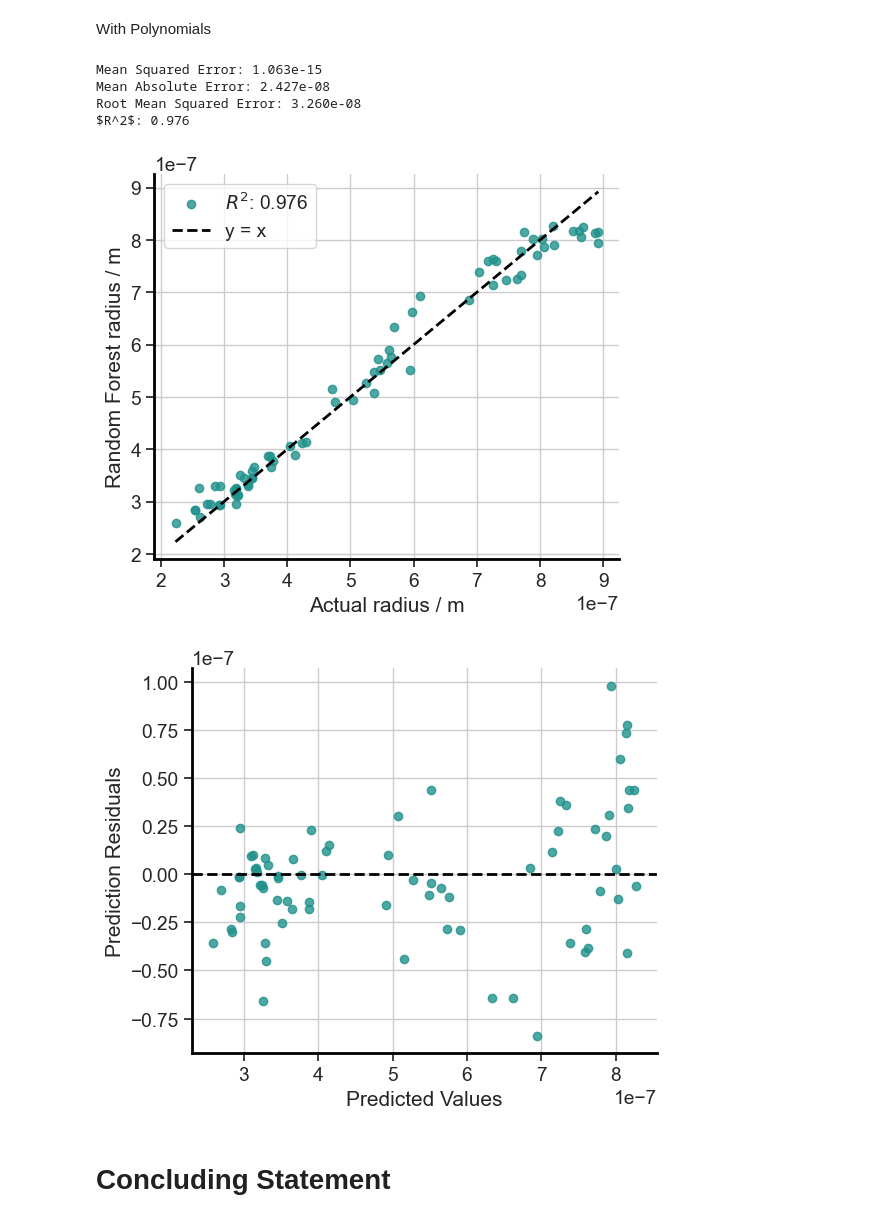
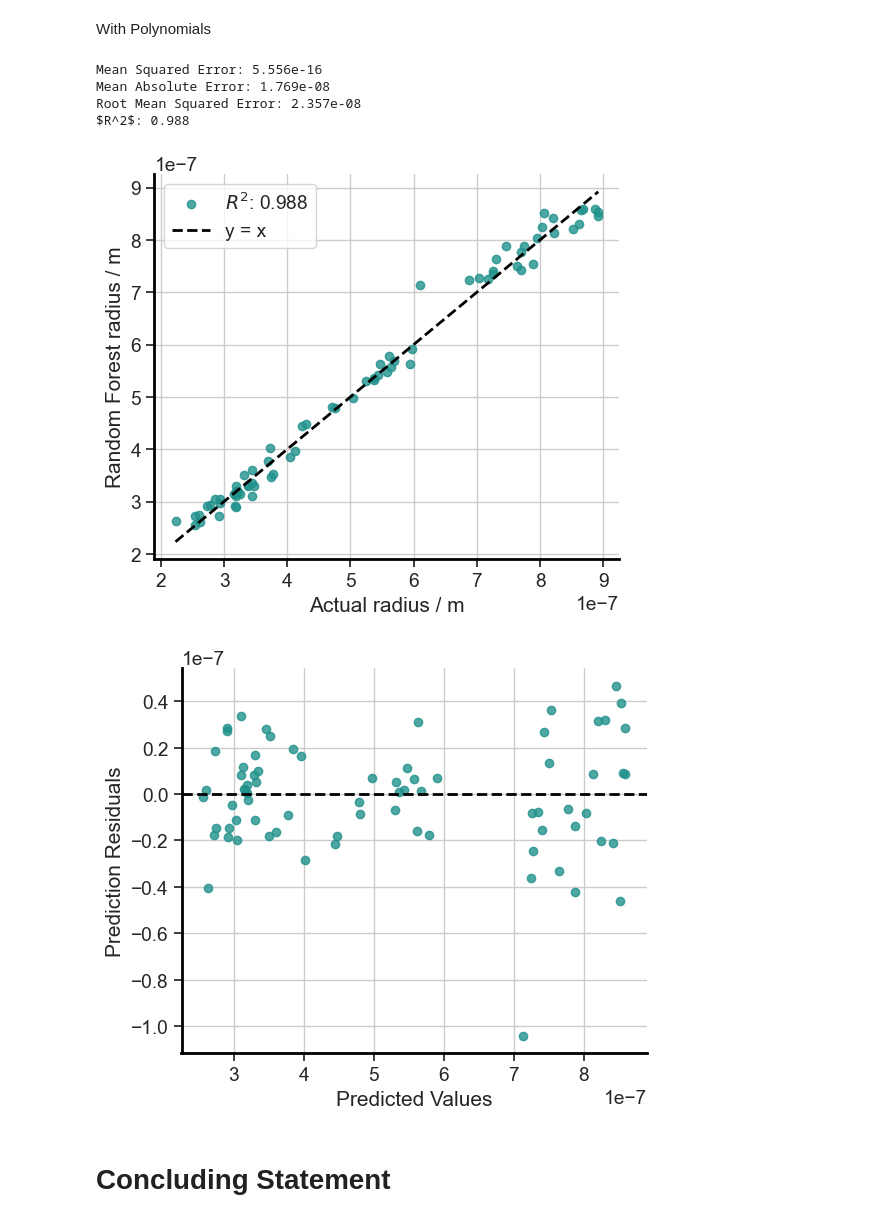
Before and after one commit to RedHorizonss/DunkingBiscuits, a Jupyter notebook: Washburn_model.ipynb, the cells around one changed output. Saved outputs shown, nothing was run; the diff lists cells and outputs as text; code cells hidden in the pictures.

```diff
--- a/Washburn_model.ipynb
+++ b/Washburn_model.ipynb
@@ -218,7 +218,7 @@ This model does have some really clear outliers
 # %%
 washburn_model.define_features(feature_columns=features_within_eqn, target_column='r')
 washburn_model.train_test_split_data(test_size=0.15, random_state=42)
-washburn_model.train_model(model_type='random_forest')
+washburn_model.train_model(model_type='random_forest_regression')
 washburn_model.evaluate_model()
 washburn_model.print_metrics()
 washburn_model.plot_predictions(ylabel='Random Forest radius / m', xlabel='Actual radius / m')
@@ -235,21 +235,21 @@ $R^2$: 0.737
 # %% [markdown]
 With Polynomials
 # %%
-washburn_model.define_features(feature_columns=['L', '1/t', '1/cos(phi)', 'eta', '1/gamma'], target_column='r')
+washburn_model.define_features(feature_columns=features_within_eqn, target_column='r')
 washburn_model.polynommial_features(degree=3)
 washburn_model.train_test_split_data(test_size=0.15, random_state=42)
-washburn_model.train_model(model_type='random_forest', random_state=42)
+washburn_model.train_model(model_type='random_forest_regression', random_state=42, n_estimators=100)
 washburn_model.evaluate_model()
 washburn_model.print_metrics()
 washburn_model.plot_predictions(ylabel='Random Forest radius / m', xlabel='Actual radius / m')
 washburn_model.plot_residuals()
 # %% [output]
-Mean Squared Error: 1.063e-15
-Mean Absolute Error: 2.427e-08
-Root Mean Squared Error: 3.260e-08
-$R^2$: 0.976
+Mean Squared Error: 5.556e-16
+Mean Absolute Error: 1.769e-08
+Root Mean Squared Error: 2.357e-08
+$R^2$: 0.988
-[figure, old version]
+[figure, new version]
-[figure, old version]
+[figure, new version]
 # %% [markdown]
 # Concluding Statement
 # %% [markdown]
```
Also changed, not shown: parts of 2 cells of this notebook, 2 other files.
